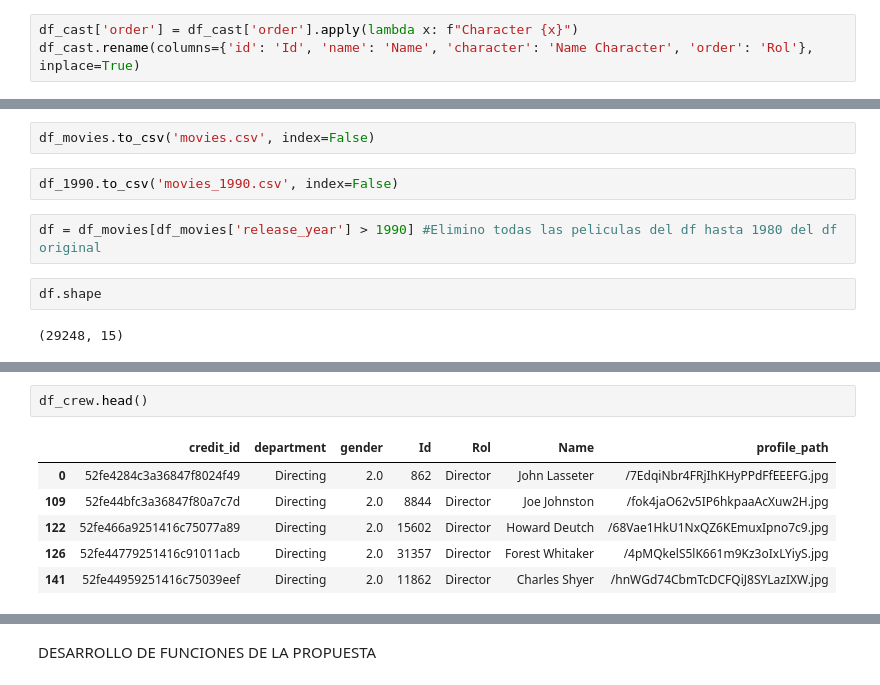
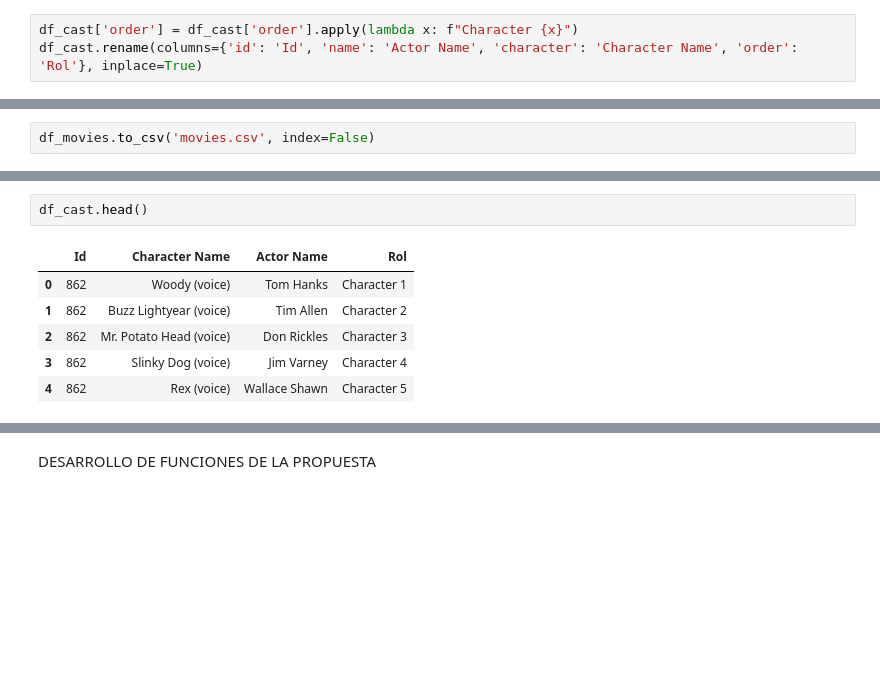
Before and after one commit to Anavig14/Individual1_Henry, a Jupyter notebook: ELT_completo.ipynb, the cells around one changed output, grey strips where cells are left out. Saved outputs shown, nothing was run; the diff lists cells and outputs as text; blank space fills up the shorter version.

```diff
--- a/ELT_completo.ipynb
+++ b/ELT_completo.ipynb
@@ -146,7 +146,7 @@ df_cast = df_cast[['id'] + [col for col in df_cast.columns if col != 'id']] #Dej
 df_cast = df_cast.drop(columns=['credit_id', 'gender', 'cast_id', 'profile_path']) #Elimino las columnas innecesarias
 # %%
 df_cast['order'] = df_cast['order'].apply(lambda x: f"Character {x}")
-df_cast.rename(columns={'id': 'Id', 'name': 'Name', 'character': 'Name Character', 'order': 'Rol'}, inplace=True)
+df_cast.rename(columns={'id': 'Id', 'name': 'Actor Name', 'character': 'Character Name', 'order': 'Rol'}, inplace=True)
 # %%
 df_cast.shape #Para verificar el tamaño nuevamente
 # %% [output]
@@ -863,13 +863,5 @@ df_1990.shape
 # %%
 df_movies.to_csv('movies.csv', index=False)
-# %%
-df_1990.to_csv('movies_1990.csv', index=False)
-# %%
-df = df_movies[df_movies['release_year'] > 1990] #Elimino todas las peliculas del df hasta 1980 del df original
-# %%
-df.shape
-# %% [output]
-(29248, 15)
 # %%
 df_movies.head()
 # %% [output]
@@ -880,11 +872,11 @@ df_movies.head()
 | 3 | 16000000.0 | 31357 | Waiting to Exhale | 3.859495 | 1995-12-22 | 81452156.0 | Waiting to Exhale | 6.1 | ... |
 | 4 | 0.0 | 11862 | Father of the Bride Part II | 8.387519 | 1995-02-10 | 76578911.0 | Father of the Bride Part II | 5.7 | ... |
 # %%
-df_crew.head()
+df_cast.head()
 # %% [output]
-|  | credit_id | department | gender | Id | Rol | Name | profile_path |
-| 0 | 52fe4284c3a36847f8024f49 | Directing | 2.0 | 862 | Director | John Lasseter | /7EdqiNbr4FRjIhKHyPPdFfEEEFG.jpg |
-| 109 | 52fe44bfc3a36847f80a7c7d | Directing | 2.0 | 8844 | Director | Joe Johnston | /fok4jaO62v5IP6hkpaaAcXuw2H.jpg |
-| 122 | 52fe466a9251416c75077a89 | Directing | 2.0 | 15602 | Director | Howard Deutch | /68Vae1HkU1NxQZ6KEmuxIpno7c9.jpg |
-| 126 | 52fe44779251416c91011acb | Directing | 2.0 | 31357 | Director | Forest Whitaker | /4pMQkelS5lK661m9Kz3oIxLYiyS.jpg |
-| 141 | 52fe44959251416c75039eef | Directing | 2.0 | 11862 | Director | Charles Shyer | /hnWGd74CbmTcDCFQiJ8SYLazIXW.jpg |
+|  | Id | Character Name | Actor Name | Rol |
+| 0 | 862 | Woody (voice) | Tom Hanks | Character 1 |
+| 1 | 862 | Buzz Lightyear (voice) | Tim Allen | Character 2 |
+| 2 | 862 | Mr. Potato Head (voice) | Don Rickles | Character 3 |
+| 3 | 862 | Slinky Dog (voice) | Jim Varney | Character 4 |
+| 4 | 862 | Rex (voice) | Wallace Shawn | Character 5 |
```
Also changed, not shown: parts of 40 cells of this notebook, 3 other files.
